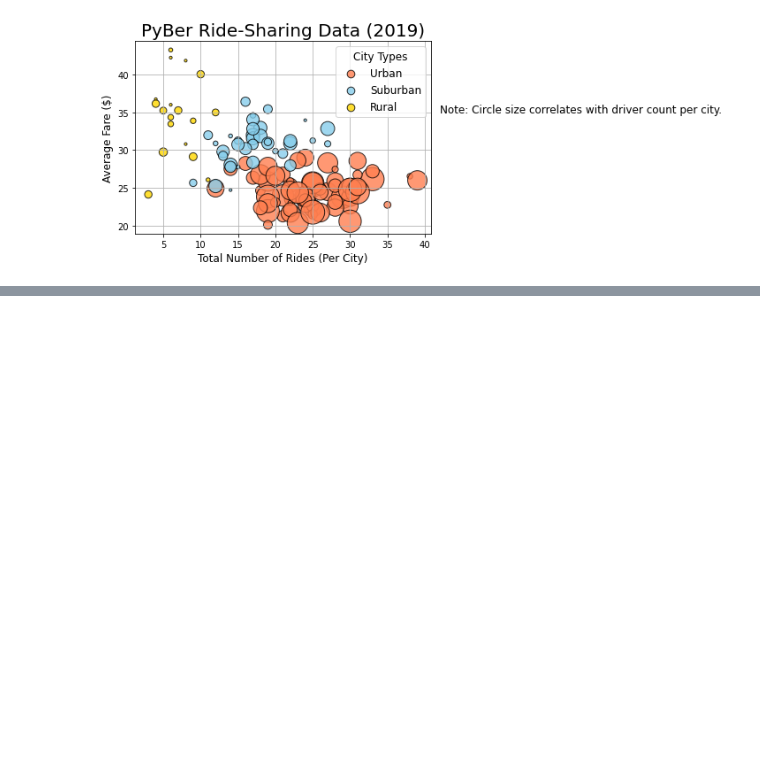
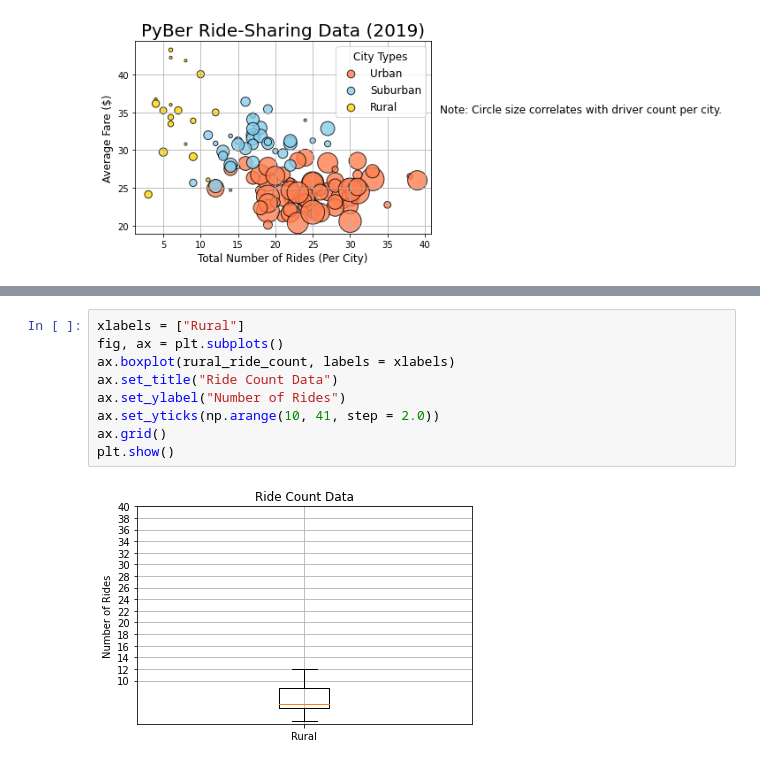
Before and after one commit to linearcoffeecup/PyBer_Analysis, a Jupyter notebook: PyBer_Ride_Project.ipynb, the cells around one changed output, grey strips where cells are left out. Saved outputs shown, nothing was run; the diff lists cells and outputs as text; blank space fills up the shorter version.

```diff
--- a/PyBer_Ride_Project.ipynb
+++ b/PyBer_Ride_Project.ipynb
@@ -357,0 +600,11 @@ plt.savefig("analysis/Fig1.png")
+# %%
+xlabels = ["Rural"]
+fig, ax = plt.subplots()
+ax.boxplot(rural_ride_count, labels = xlabels)
+ax.set_title("Ride Count Data")
+ax.set_ylabel("Number of Rides")
+ax.set_yticks(np.arange(10, 41, step = 2.0))
+ax.grid()
+plt.show()
+# %% [output]
+[figure, added]
```
Also changed, not shown: parts of 46 cells of this notebook, 3 other files.
